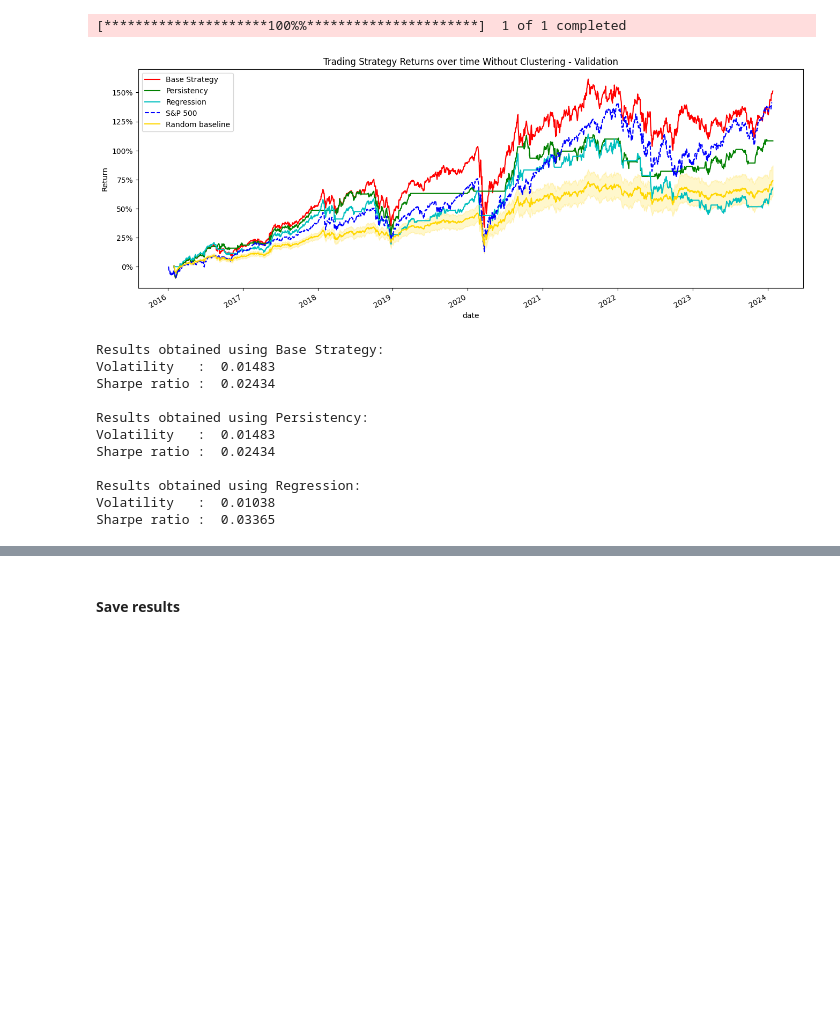
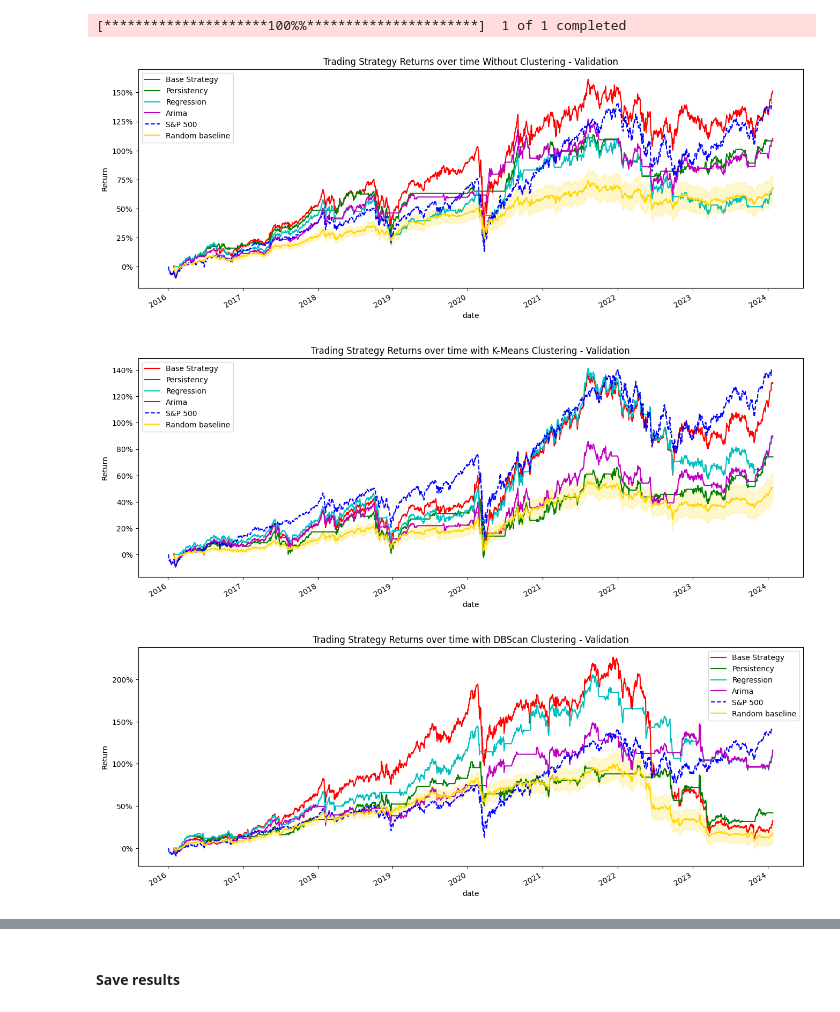
Before and after one commit to francesco-source/Portfolio-Optimization-via-Machine-Learning-Models, a Jupyter notebook: American_market.ipynb, the cells around one changed output, grey strips where cells are left out. Cells and saved outputs as stored; diff of their text form; code cells hidden in the pictures; blank space fills up the shorter version.

```diff
--- a/American_market.ipynb
+++ b/American_market.ipynb
@@ -292,7 +292,7 @@ Number of times the filter has been used:  23
 Number of times the filter has been used:  13
 Number of times the filter has been used:  19
 # %%
-plot_arima = False
+plot_arima = True
 
 if plot_arima:
     p_ARIMA_train = daily_portfolio_return(chosen_stocks_noclust,
@@ -579,34 +598,25 @@ result_validation_db.columns = strat_names
 # %%
 plot_portfolio_cumulative_return(result_validation_no,
                                  refering_index= refering_index,
                                  random_returns_df= baselines_val["no"],
                                  title= "Trading Strategy Returns over time Without Clustering - Validation",
-                                 save_path= "./Results/Images/IT_noclust_val.png")
+                                 save_path= "./Results/Images/US_noclust_val.png")
 
 plot_portfolio_cumulative_return(result_validation_km,
                                  refering_index= refering_index,
                                  random_returns_df= baselines_val["km"],
                                  title= "Trading Strategy Returns over time with K-Means Clustering - Validation",
-                                 save_path= "./Results/Images/IT_kmeans_val.png")
+                                 save_path= "./Results/Images/US_kmeans_val.png")
 
 plot_portfolio_cumulative_return(result_validation_db,
                                  refering_index= refering_index,
                                  random_returns_df= baselines_val["db"],
                                  title= "Trading Strategy Returns over time with DBScan Clustering - Validation",
-                                 save_path= "./Results/Images/IT_dbscan_val.png")
+                                 save_path= "./Results/Images/US_dbscan_val.png")
 # %% [output]
-[figure, old version]
+[figure, new version]
-Results obtained using Base Strategy:
-Volatility   :  0.01483
-Sharpe ratio :  0.02434
-
-Results obtained using Persistency:
-Volatility   :  0.01483
-Sharpe ratio :  0.02434
-
-Results obtained using Regression:
-Volatility   :  0.01038
-Sharpe ratio :  0.03365
+[figure, added]
+[figure, added]
 # %%
 volatility_no = [np.round(float(calculate_volatility(return_strategy)),5) for return_strategy in p_val_results_no]
 sharpe_ratio_no = [np.round(float(calculate_sharpe_ratio(return_strategy)),5) for return_strategy in p_val_results_no]
```
Also changed, not shown: parts of 17 cells of this notebook, 15 other files.
